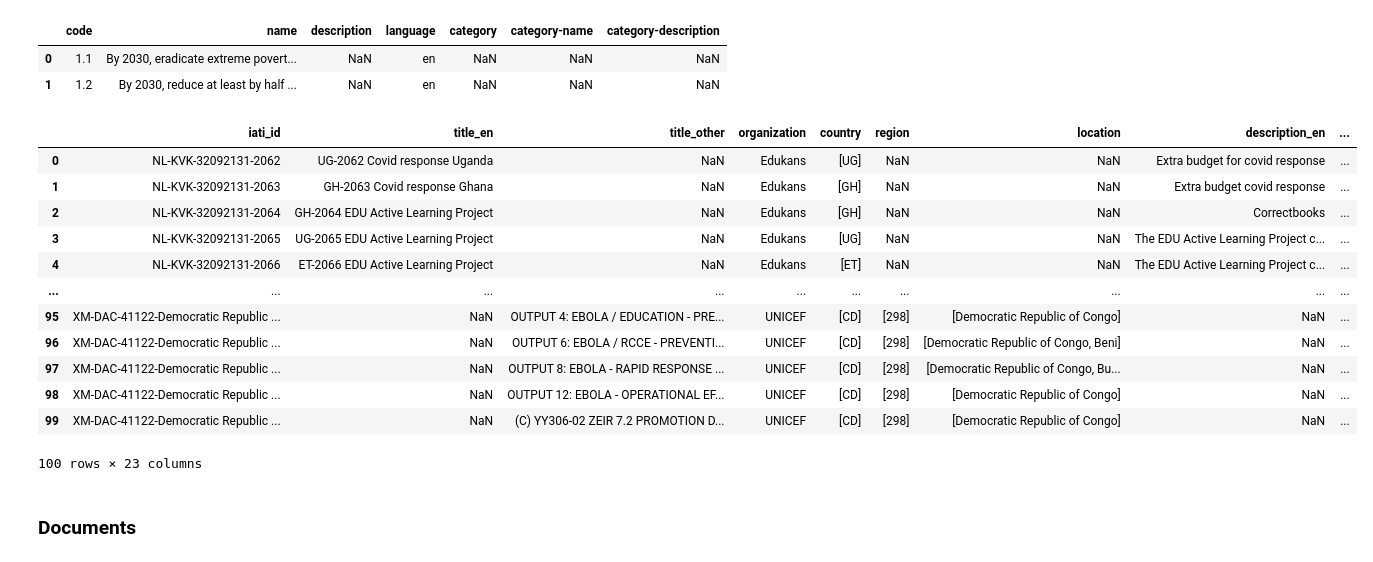
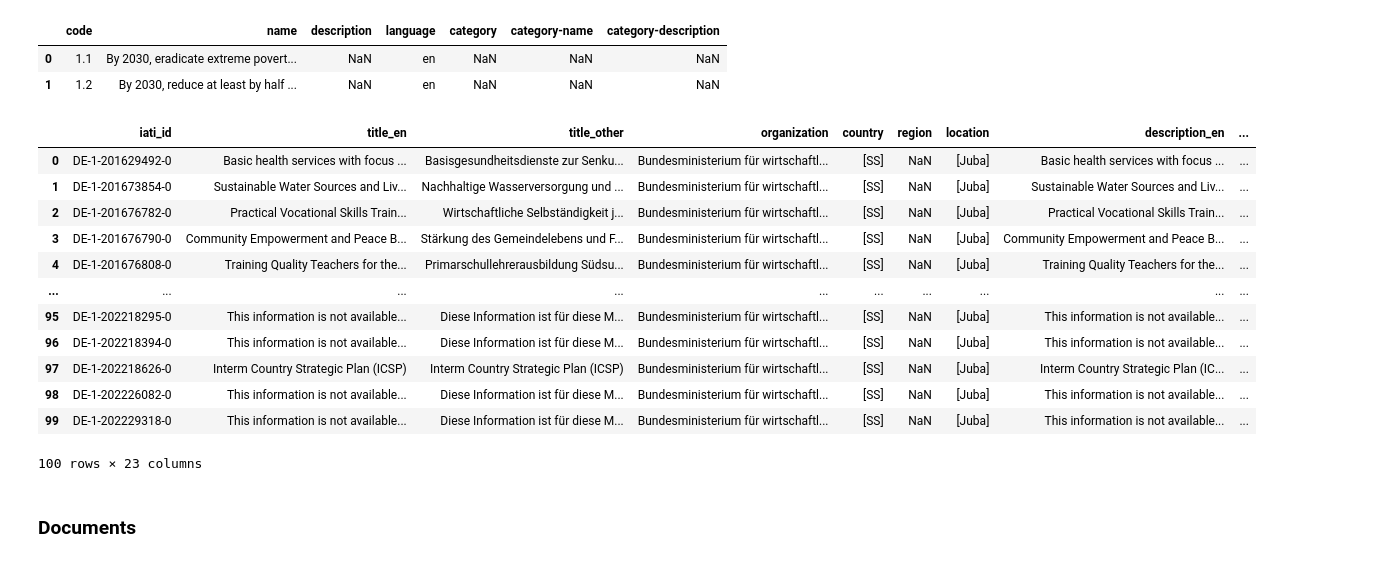
Before and after one commit to JanMuehlnikel/NLP-Development-Banks-Collaboration-Analyzer, a Jupyter notebook: data/preprocessing/transform_json.ipynb, the cells around one changed output. Drawn from its saved outputs; the diff is of its cells as text; code cells hidden in the pictures.

```diff
--- a/data/preprocessing/transform_json.ipynb
+++ b/data/preprocessing/transform_json.ipynb
@@ -4,5 +14,9 @@ import numpy as np
+# %%
+src_folder = "../../src/"
+response_file = src_folder + "response_bmz.json" # json format -> fetched in iati.ipynb
+output_file = src_folder + "transformed_bmz.csv"
 # %%
 #Read in data into df from json
-df = pd.read_json('../../src/response_iati.json')
-df.iloc[385:388]
+df = pd.read_json(response_file)
+df.head(10)
 # %% [output]
@@ -367,65 +450,69 @@ trans_df["crs_5_code"] = "NaN"
 trans_df["crs_5_name"] = "NaN"
 
 trans_df["crs_3_code"] = "NaN"
 trans_df["crs_3_name"] = "NaN"
 
 trans_df["sgd_goal_code"] = "NaN"
 trans_df["sgd_goal_name"] = "NaN"
 
 trans_df["sgd_target_code"] = "NaN"
 trans_df["sgd_target_name"] = "NaN"
 
 #trans_df["sgd_indicator_code"] = "NaN"
 #trans_df["sgd_indicator_name"] = "NaN"
 
 for index, row in df.iterrows():
     crs_voc_list = row['sector_vocabulary']
     crs_code_list = row['sector_code']
 
     if type(crs_voc_list) == float:
         pass
     else:
-        combined_list = list(zip(crs_voc_list, crs_code_list))
+        try:
+            combined_list = list(zip(crs_voc_list, crs_code_list))
 
-        # CRS 5
-        crs5_str, crs5_codes = process_codes(combined_list, crs5_df, "1")
-        trans_df["crs_5_code"][index] = crs5_codes
-        trans_df["crs_5_name"][index] = crs5_str
+            # CRS 5
+            crs5_str, crs5_codes = process_codes(combined_list, crs5_df, "1")
+            trans_df["crs_5_code"][index] = crs5_codes
+            trans_df["crs_5_name"][index] = crs5_str
 
-        # CRS 3
-        crs3_str, crs3_codes = process_codes(combined_list, crs3_df, "2")
-        trans_df["crs_3_code"][index] = crs3_codes
-        trans_df["crs_3_name"][index] = crs3_str
+            # CRS 3
+            crs3_str, crs3_codes = process_codes(combined_list, crs3_df, "2")
+            trans_df["crs_3_code"][index] = crs3_codes
+            trans_df["crs_3_name"][index] = crs3_str
 
-        # SGD Goals
-        sgd_goal_str, sgd_goal_codes = process_codes(combined_list, sgd_goals_df, "7")
-        trans_df["sgd_goal_code"][index] = sgd_goal_codes
-        trans_df["sgd_goal_name"][index] = sgd_goal_str
+            # SGD Goals
+            sgd_goal_str, sgd_goal_codes = process_codes(combined_list, sgd_goals_df, "7")
+            trans_df["sgd_goal_code"][index] = sgd_goal_codes
+            trans_df["sgd_goal_name"][index] = sgd_goal_str
 
-        # SGD Target
-        sgd_targ_str, sgd_targ_codes = process_codes(combined_list, sgd_targ_df, "8")
-        trans_df["sgd_target_code"][index] = sgd_targ_codes
-        trans_df["sgd_target_name"][index] = sgd_targ_str
+            # SGD Target
+            sgd_targ_str, sgd_targ_codes = process_codes(combined_list, sgd_targ_df, "8")
+            trans_df["sgd_target_code"][index] = sgd_targ_codes
+            trans_df["sgd_target_name"][index] = sgd_targ_str
 
-        ## SGD Indicator
-        #sgd_ind_str, sgd_ind_codes = process_codes(combined_list, sgd_ind_df, "9")
-        #trans_df["sgd_indicator_code"][index] = sgd_ind_codes
-        #trans_df["sgd_indicator_name"][index] = sgd_ind_str
+            ## SGD Indicator
+            #sgd_ind_str, sgd_ind_codes = process_codes(combined_list, sgd_ind_df, "9")
+            #trans_df["sgd_indicator_code"][index] = sgd_ind_codes
+            #trans_df["sgd_indicator_name"][index] = sgd_ind_str
+        except:
+            print(f"Error on Index {index}")
+            pass
 
 trans_df.head(100)
 # %% [output]
 |  | iati_id | title_en | title_other | organization | country | region | location | description_en | ... |
-| 0 | NL-KVK-32092131-2062 | UG-2062 Covid response Uganda | NaN | Edukans | [UG] | NaN | NaN | Extra budget for covid response | ... |
-| 1 | NL-KVK-32092131-2063 | GH-2063 Covid response Ghana | NaN | Edukans | [GH] | NaN | NaN | Extra budget covid response | ... |
-| 2 | NL-KVK-32092131-2064 | GH-2064 EDU Active Learning Project | NaN | Edukans | [GH] | NaN | NaN | Correctbooks | ... |
-| 3 | NL-KVK-32092131-2065 | UG-2065 EDU Active Learning Project | NaN | Edukans | [UG] | NaN | NaN | The EDU Active Learning Project c... | ... |
-| 4 | NL-KVK-32092131-2066 | ET-2066 EDU Active Learning Project | NaN | Edukans | [ET] | NaN | NaN | The EDU Active Learning Project c... | ... |
+| 0 | DE-1-201629492-0 | Basic health services with focus ... | Basisgesundheitsdienste zur Senku... | Bundesministerium für wirtschaftl... | [SS] | NaN | [Juba] | Basic health services with focus ... | ... |
+| 1 | DE-1-201673854-0 | Sustainable Water Sources and Liv... | Nachhaltige Wasserversorgung und ... | Bundesministerium für wirtschaftl... | [SS] | NaN | [Juba] | Sustainable Water Sources and Liv... | ... |
+| 2 | DE-1-201676782-0 | Practical Vocational Skills Train... | Wirtschaftliche Selbständigkeit j... | Bundesministerium für wirtschaftl... | [SS] | NaN | [Juba] | Practical Vocational Skills Train... | ... |
+| 3 | DE-1-201676790-0 | Community Empowerment and Peace B... | Stärkung des Gemeindelebens und F... | Bundesministerium für wirtschaftl... | [SS] | NaN | [Juba] | Community Empowerment and Peace B... | ... |
+| 4 | DE-1-201676808-0 | Training Quality Teachers for the... | Primarschullehrerausbildung Südsu... | Bundesministerium für wirtschaftl... | [SS] | NaN | [Juba] | Training Quality Teachers for the... | ... |
 | ... | ... | ... | ... | ... | ... | ... | ... | ... | ... |
-| 95 | XM-DAC-41122-Democratic Republic ... | NaN | OUTPUT 4: EBOLA / EDUCATION - PRE... | UNICEF | [CD] | [298] | [Democratic Republic of Congo] | NaN | ... |
-| 96 | XM-DAC-41122-Democratic Republic ... | NaN | OUTPUT 6: EBOLA / RCCE - PREVENTI... | UNICEF | [CD] | [298] | [Democratic Republic of Congo, Beni] | NaN | ... |
-| 97 | XM-DAC-41122-Democratic Republic ... | NaN | OUTPUT 8: EBOLA - RAPID RESPONSE ... | UNICEF | [CD] | [298] | [Democratic Republic of Congo, Bu... | NaN | ... |
-| 98 | XM-DAC-41122-Democratic Republic ... | NaN | OUTPUT 12: EBOLA - OPERATIONAL EF... | UNICEF | [CD] | [298] | [Democratic Republic of Congo] | NaN | ... |
-| 99 | XM-DAC-41122-Democratic Republic ... | NaN | (C) YY306-02 ZEIR 7.2 PROMOTION D... | UNICEF | [CD] | [298] | [Democratic Republic of Congo] | NaN | ... |
+| 95 | DE-1-202218295-0 | This information is not available... | Diese Information ist für diese M... | Bundesministerium für wirtschaftl... | [SS] | NaN | [Juba] | This information is not available... | ... |
+| 96 | DE-1-202218394-0 | This information is not available... | Diese Information ist für diese M... | Bundesministerium für wirtschaftl... | [SS] | NaN | [Juba] | This information is not available... | ... |
+| 97 | DE-1-202218626-0 | Interm Country Strategic Plan (ICSP) | Interm Country Strategic Plan (ICSP) | Bundesministerium für wirtschaftl... | [SS] | NaN | [Juba] | Interm Country Strategic Plan (IC... | ... |
+| 98 | DE-1-202226082-0 | This information is not available... | Diese Information ist für diese M... | Bundesministerium für wirtschaftl... | [SS] | NaN | [Juba] | This information is not available... | ... |
+| 99 | DE-1-202229318-0 | This information is not available... | Diese Information ist für diese M... | Bundesministerium für wirtschaftl... | [SS] | NaN | [Juba] | This information is not available... | ... |
 100 rows × 23 columns
 # %% [markdown]
 ### Documents
```
Also changed, not shown: parts of 21 cells of this notebook, 2 other files.
